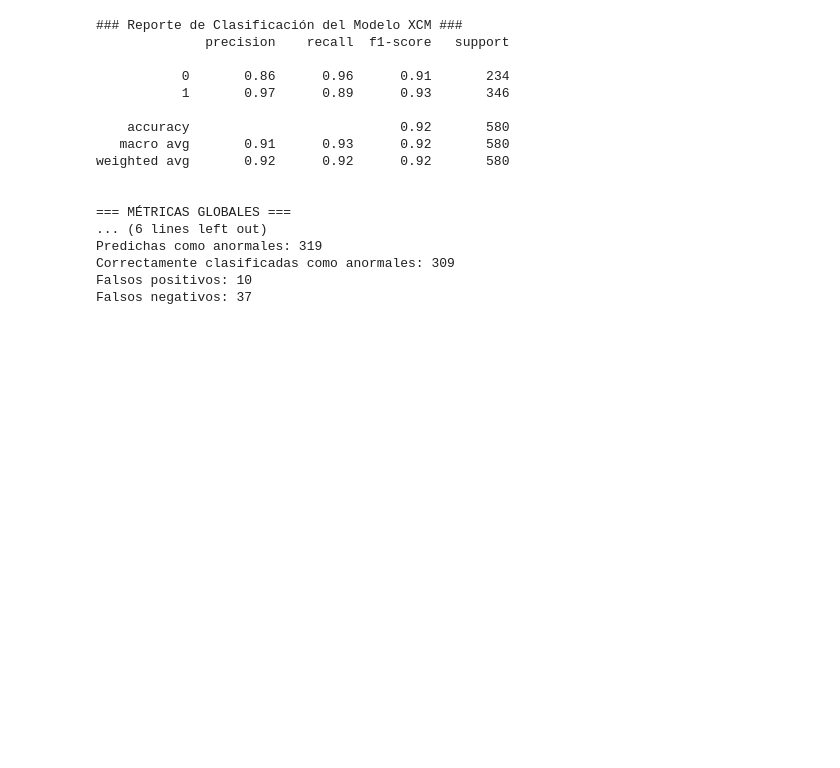
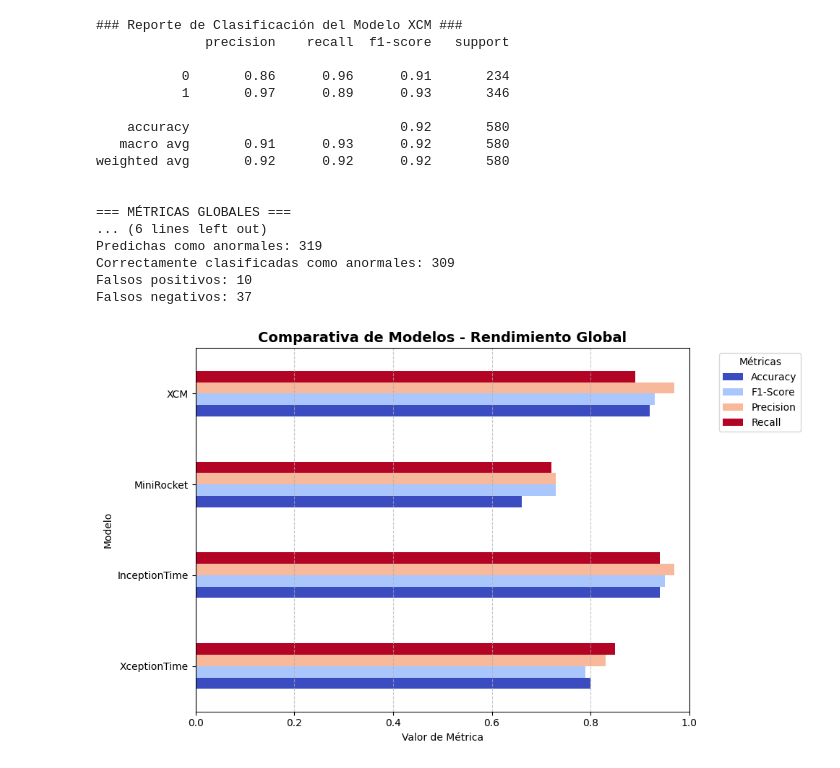
Before and after one commit to DiegoFuentes33/TF-G7, a Jupyter notebook: machine learning/deep_learning_TF.ipynb, the cells around one changed output. Drawn from its saved outputs; the diff is of its cells as text; code cells hidden in the pictures; blank space fills up the shorter version.

```diff
--- a/machine learning/deep_learning_TF.ipynb
+++ b/machine learning/deep_learning_TF.ipynb
@@ -684,3 +684,30 @@ Predichas como anormales: 319
 Correctamente clasificadas como anormales: 309
 Falsos positivos: 10
 Falsos negativos: 37
+# %%
+import pandas as pd
+import matplotlib.pyplot as plt
+
+# Resultados de los modelos
+data = {
+    'Modelo': ['XceptionTime', 'InceptionTime', 'MiniRocket', 'XCM'],
+    'Accuracy': [0.80, 0.94, 0.66, 0.92],
+    'F1-Score': [0.79, 0.95, 0.73, 0.93],
+    'Precision': [0.83, 0.97, 0.73, 0.97],
+    'Recall': [0.85, 0.94, 0.72, 0.89]
+}
+
+df = pd.DataFrame(data)
+
+df.set_index('Modelo')[['Accuracy','F1-Score','Precision','Recall']].plot(
+    kind='barh', figsize=(10,6), colormap='coolwarm')
+
+plt.title('Comparativa de Modelos - Rendimiento Global', fontsize=14, fontweight='bold')
+plt.xlabel('Valor de Métrica')
+plt.xlim(0, 1)
+plt.legend(title='Métricas', bbox_to_anchor=(1.05, 1), loc='upper left')
+plt.grid(axis='x', linestyle='--', alpha=0.7)
+plt.tight_layout()
+plt.show()
+# %% [output]
+[figure, added]
```
Also changed, not shown: 2 other files.
